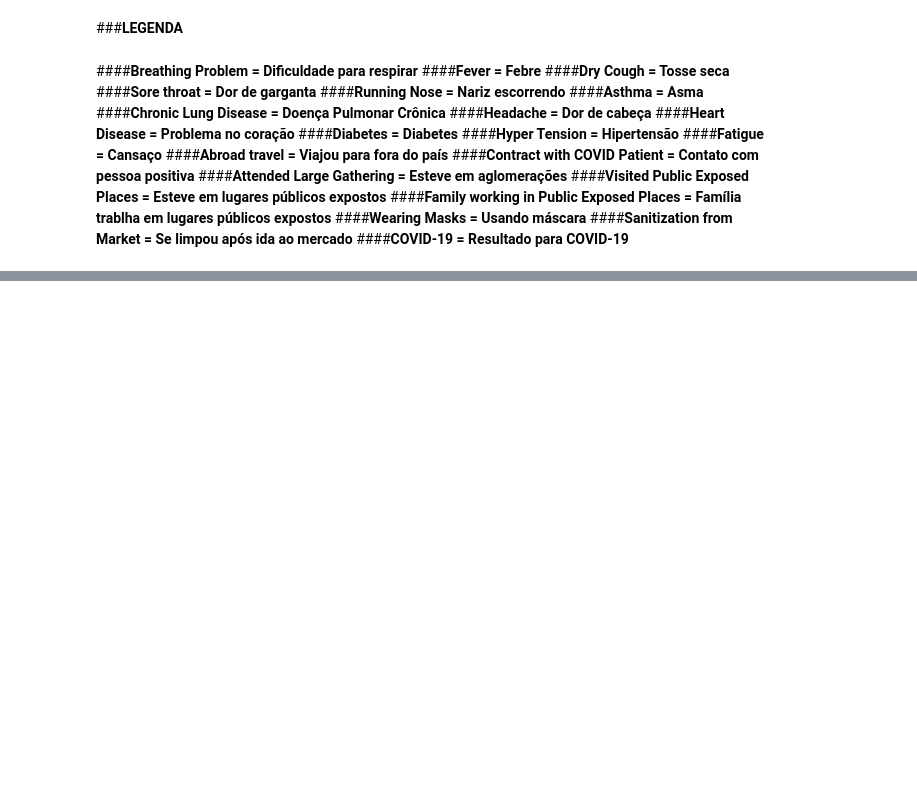
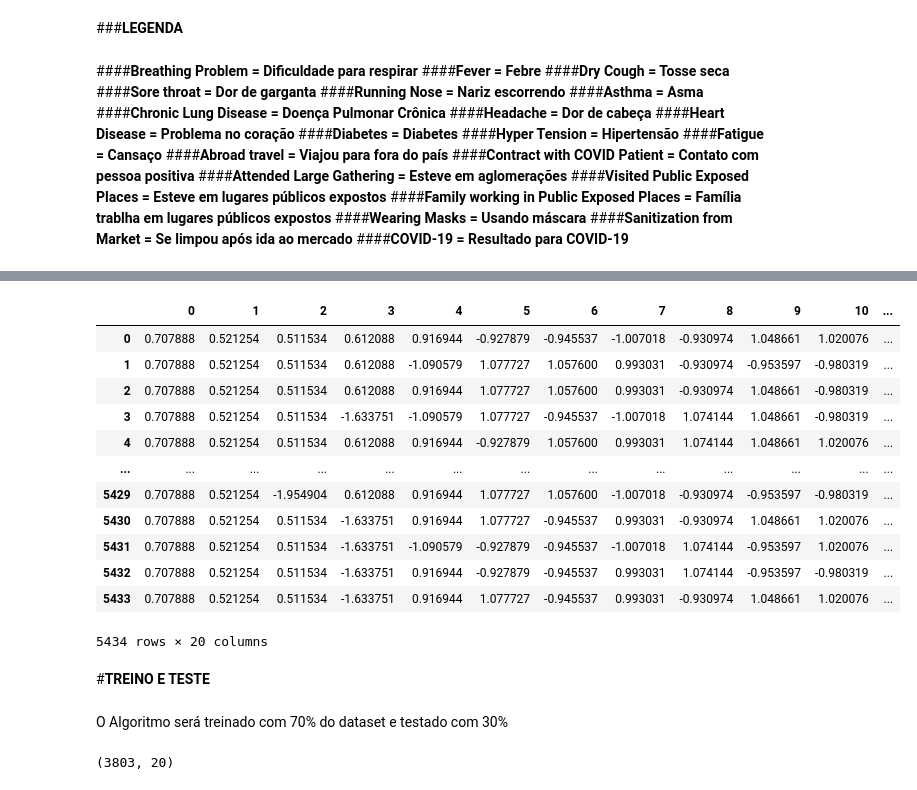
Before and after one commit to Rapha2013/supervisedlearning, a Jupyter notebook: SupervisedLearning.ipynb, the cells around one changed output, grey strips where cells are left out. Drawn from its saved outputs; the diff is of its cells as text; code cells hidden in the pictures; blank space fills up the shorter version.

```diff
--- a/SupervisedLearning.ipynb
+++ b/SupervisedLearning.ipynb
@@ -119,0 +121,2 @@ dtype: object
+# %%
+previsores = df.iloc[:, 0:20].values
@@ -119,0 +182,19 @@ dtype: object
+# %%
+previsoresdf = pd.DataFrame(previsores_esc)
+previsoresdf
+# %% [output]
+|  | 0 | 1 | 2 | 3 | 4 | 5 | 6 | 7 | 8 | 9 | 10 | ... |
+| 0 | 0.707888 | 0.521254 | 0.511534 | 0.612088 | 0.916944 | -0.927879 | -0.945537 | -1.007018 | -0.930974 | 1.048661 | 1.020076 | ... |
+| 1 | 0.707888 | 0.521254 | 0.511534 | 0.612088 | -1.090579 | 1.077727 | 1.057600 | 0.993031 | -0.930974 | -0.953597 | -0.980319 | ... |
+| 2 | 0.707888 | 0.521254 | 0.511534 | 0.612088 | 0.916944 | 1.077727 | 1.057600 | 0.993031 | -0.930974 | 1.048661 | -0.980319 | ... |
+| 3 | 0.707888 | 0.521254 | 0.511534 | -1.633751 | -1.090579 | 1.077727 | -0.945537 | -1.007018 | 1.074144 | 1.048661 | -0.980319 | ... |
+| 4 | 0.707888 | 0.521254 | 0.511534 | 0.612088 | 0.916944 | -0.927879 | 1.057600 | 0.993031 | 1.074144 | 1.048661 | 1.020076 | ... |
+| ... | ... | ... | ... | ... | ... | ... | ... | ... | ... | ... | ... | ... |
+| 5429 | 0.707888 | 0.521254 | -1.954904 | 0.612088 | 0.916944 | 1.077727 | 1.057600 | -1.007018 | -0.930974 | -0.953597 | -0.980319 | ... |
+| 5430 | 0.707888 | 0.521254 | 0.511534 | -1.633751 | 0.916944 | 1.077727 | -0.945537 | 0.993031 | -0.930974 | 1.048661 | 1.020076 | ... |
+| 5431 | 0.707888 | 0.521254 | 0.511534 | -1.633751 | -1.090579 | -0.927879 | -0.945537 | -1.007018 | 1.074144 | -0.953597 | 1.020076 | ... |
+| 5432 | 0.707888 | 0.521254 | 0.511534 | -1.633751 | 0.916944 | -0.927879 | -0.945537 | 0.993031 | 1.074144 | -0.953597 | -0.980319 | ... |
+| 5433 | 0.707888 | 0.521254 | 0.511534 | -1.633751 | 0.916944 | 1.077727 | -0.945537 | 0.993031 | -0.930974 | 1.048661 | 1.020076 | ... |
+5434 rows × 20 columns
+# %% [markdown]
+#**TREINO E TESTE**
@@ -119,0 +203,2 @@ dtype: object
+# %% [markdown]
+O Algoritmo será treinado com 70% do dataset e testado com 30%
@@ -119,0 +207,4 @@ dtype: object
+# %%
+x_treino.shape
+# %% [output]
+(3803, 20)
```
Also changed, not shown: parts of 74 cells of this notebook.
